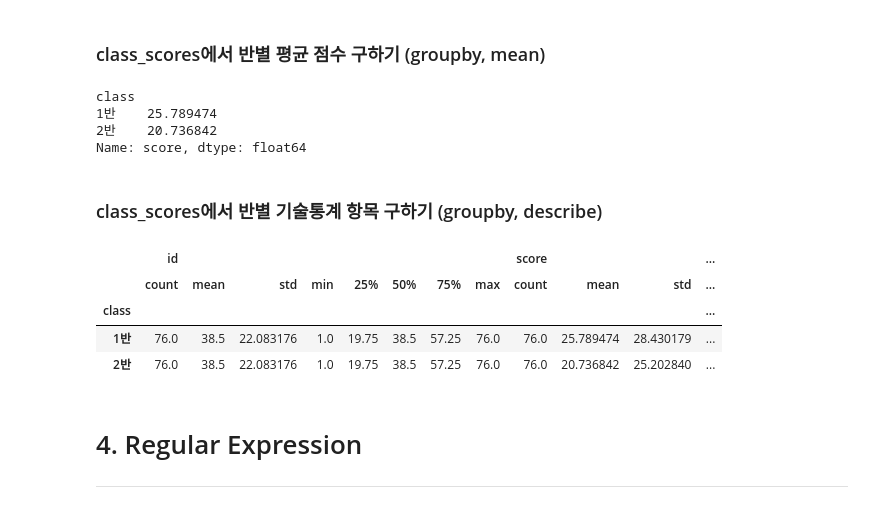
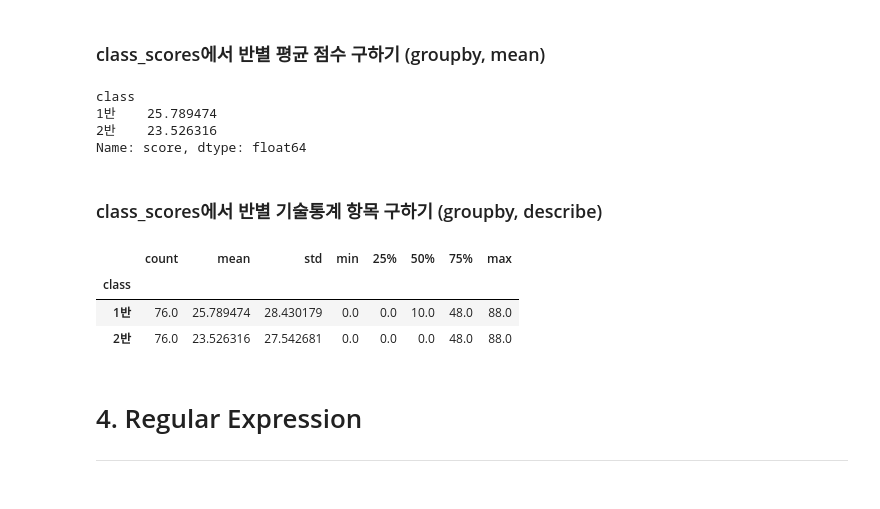
Before and after one commit to jbljw02/PY_Pandas, a Jupyter notebook: src/pandas/notebook/pandas_recap.ipynb, the cells around one changed output. Drawn from its saved outputs; the diff is of its cells as text; code cells hidden in the pictures.

```diff
--- a/src/pandas/notebook/pandas_recap.ipynb
+++ b/src/pandas/notebook/pandas_recap.ipynb
@@ -454,7 +418,7 @@ scores_1['class'] = '1반'
 # %% [markdown]
 ### scores_2_1 와 scores_2_2 를 열기준(axis=1) 으로 합쳐 scores_2 변수에 저장하기 (concat)
 # %%
-scores_2 = pd.concat([scores_2_1, scores_2_1], axis=1, ignore_index=True)
+scores_2 = pd.concat([scores_2_1, scores_2_2], axis=1, ignore_index=True)
 # %% [markdown]
 ### scores_2 의 열이름을 1, 2, 3, ... 로 변경하기 (range)
 # %%
@@ -554,18 +501,17 @@ class_scores.groupby('class')['score'].mean()
 # %% [output]
 class
 1반    25.789474
-2반    20.736842
+2반    23.526316
 Name: score, dtype: float64
 # %% [markdown]
 ### class_scores에서 반별 기술통계 항목 구하기 (groupby, describe)
 # %%
-class_scores.groupby('class').describe()
+class_scores.groupby('class')['score'].describe()
 # %% [output]
-|  | id |  |  |  |  |  |  |  | score |  |  | ... |
-|  | count | mean | std | min | 25% | 50% | 75% | max | count | mean | std | ... |
-| class |  |  |  |  |  |  |  |  |  |  |  | ... |
-| 1반 | 76.0 | 38.5 | 22.083176 | 1.0 | 19.75 | 38.5 | 57.25 | 76.0 | 76.0 | 25.789474 | 28.430179 | ... |
-| 2반 | 76.0 | 38.5 | 22.083176 | 1.0 | 19.75 | 38.5 | 57.25 | 76.0 | 76.0 | 20.736842 | 25.202840 | ... |
+|  | count | mean | std | min | 25% | 50% | 75% | max |
+| class |  |  |  |  |  |  |  |  |
+| 1반 | 76.0 | 25.789474 | 28.430179 | 0.0 | 0.0 | 10.0 | 48.0 | 88.0 |
+| 2반 | 76.0 | 23.526316 | 27.542681 | 0.0 | 0.0 | 0.0 | 48.0 | 88.0 |
 # %% [markdown]
 # 4. Regular Expression
 ***
```
Also changed, not shown: parts of 14 cells of this notebook, 2 other files.
